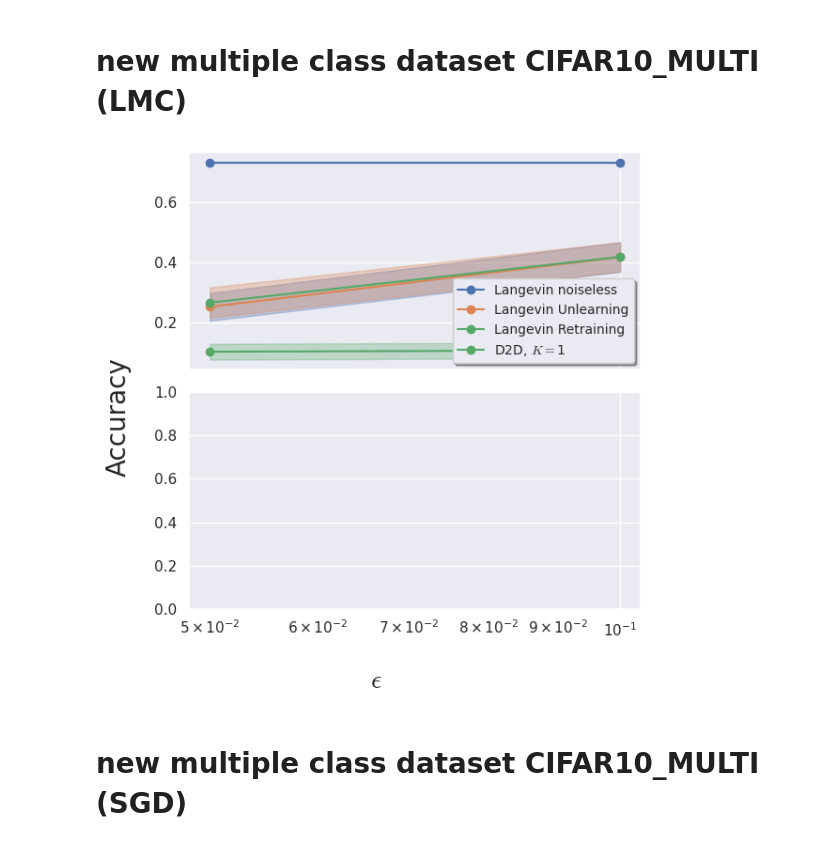
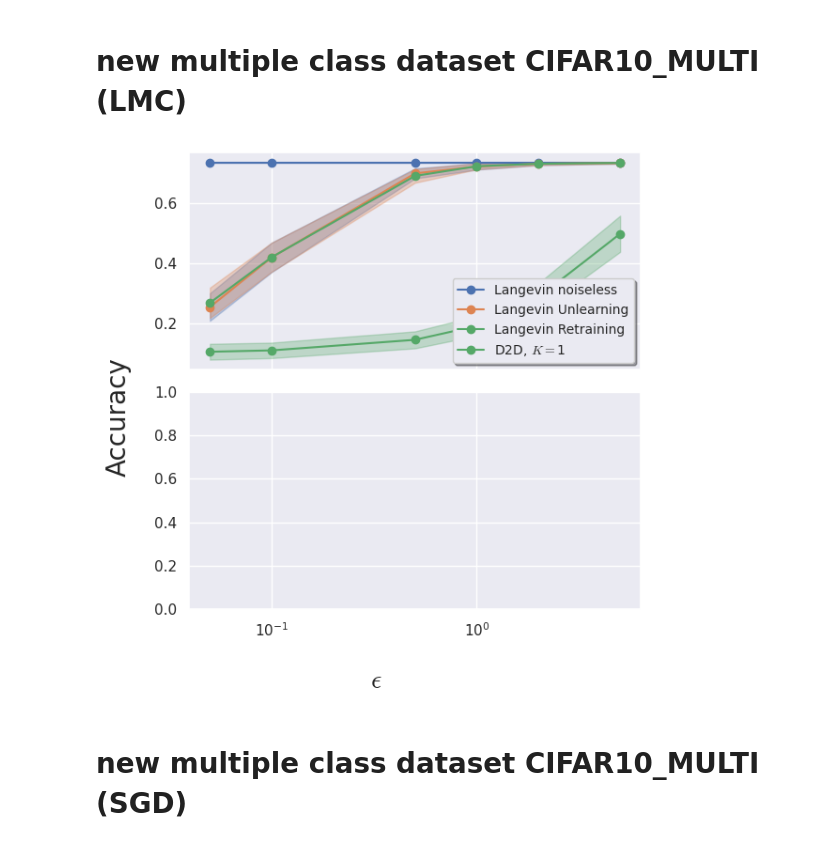
Before and after one commit to Graph-COM/Langevin_unlearning, a Jupyter notebook: result/LMC/exp_sup.ipynb, the cells around one changed output. Saved outputs shown, nothing was run; the diff lists cells and outputs as text; code cells hidden in the pictures.

```diff
--- a/result/LMC/exp_sup.ipynb
+++ b/result/LMC/exp_sup.ipynb
@@ -186,7 +186,7 @@ plt.show()
 FS = 20
 LFS = 10
 
-eps = np.array([0.05,0.1])
+eps = np.array([0.05,0.1, 0.5, 1, 2, 5])
 D2D_dict = {}
 LU_dict = {}
 RT_dict = {}
@@ -202,7 +202,7 @@ for dataset in ['CIFAR10_MULTI']:
         LUResults = [[],[]]
         RTResults = [[],[]]
         noiselessResults = [[], []]
-        for e in [0.05,0.1]:
+        for e in [0.05,0.1, 0.5, 1, 2, 5]:
             D2Dpath = f'./{dataset}/baseline/{K}/baseline_acc_unlearn_finetune{e}.npy'
             LUpath = f'./{dataset}/baseline/{K}/lmc_acc_unlearn_finetune{e}.npy'
             RTpath = f'./{dataset}/baseline/{K}/lmc_acc_unlearn_scratch{e}.npy'
@@ -238,33 +238,33 @@ for dataset in ['CIFAR10_MULTI']:
 d_counter = 0
 for dataset in ['CIFAR10_MULTI']:
     counter = 0
     for K in [1]:
         if K in [1]:
             ax[d_counter].semilogx(eps,noiseless_dict[f'{dataset}_{K}'][0],marker='o',label=f'Langevin noiseless')
             ax[d_counter].fill_between(eps, noiseless_dict[f'{dataset}_{K}'][0]-noiseless_dict[f'{dataset}_{K}'][1], noiseless_dict[f'{dataset}_{K}'][0]+noiseless_dict[f'{dataset}_{K}'][1], color='C100', alpha=0.3)
 
             ax[d_counter].semilogx(eps,LU_dict[f'{dataset}_{K}'][0],marker='o',label=f'Langevin Unlearning')
             ax[d_counter].fill_between(eps, LU_dict[f'{dataset}_{K}'][0]-LU_dict[f'{dataset}_{K}'][1], LU_dict[f'{dataset}_{K}'][0]+LU_dict[f'{dataset}_{K}'][1], color='C0', alpha=0.3)
 
             ax[d_counter].semilogx(eps,RT_dict[f'{dataset}_{K}'][0],marker='o',label=f'Langevin Retraining')
             ax[d_counter].fill_between(eps, RT_dict[f'{dataset}_{K}'][0]-RT_dict[f'{dataset}_{K}'][1], RT_dict[f'{dataset}_{K}'][0]+RT_dict[f'{dataset}_{K}'][1], color='C1', alpha=0.3)
 
         ax[d_counter].semilogx(eps,D2D_dict[f'{dataset}_{K}'][0],marker='o', color=f'C{2+counter}',label=f'D2D, $K=${K}')
         ax[d_counter].fill_between(eps, D2D_dict[f'{dataset}_{K}'][0]-D2D_dict[f'{dataset}_{K}'][1], D2D_dict[f'{dataset}_{K}'][0]+D2D_dict[f'{dataset}_{K}'][1], color=f'C{2+counter}', alpha=0.3)
 
         # ax[d_counter].set_title(f'{dataset}', size=FS)
         # ax[d_counter,counter].set_ylabel('Accuracy', fontsize=FS)
         # ax[d_counter,counter].set_xlabel('$\epsilon$', fontsize=FS)
         # ax[d_counter,counter].label_outer()
         counter = counter + 1
     d_counter = d_counter + 1
 
 ax[0].legend(shadow=True, loc='lower right',fontsize=LFS)
 fig.supylabel('Accuracy', fontsize=FS)
 fig.supxlabel('$\epsilon$', fontsize=FS)
 plt.tight_layout()
 plt.show()
 # %% [output]
-[figure, old version]
+[figure, new version]
 # %% [markdown]
 # new multiple class dataset CIFAR10_MULTI (SGD)
```
Also changed, not shown: parts of 1 cell of this notebook, 22 other files.
